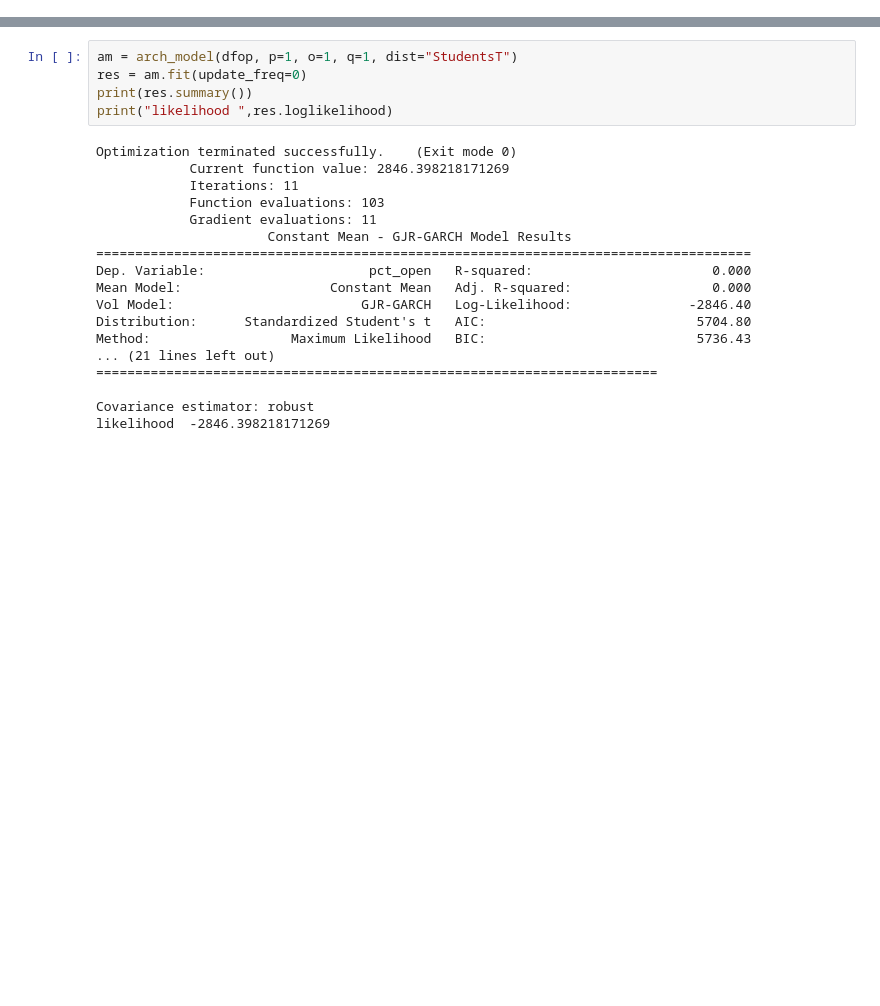
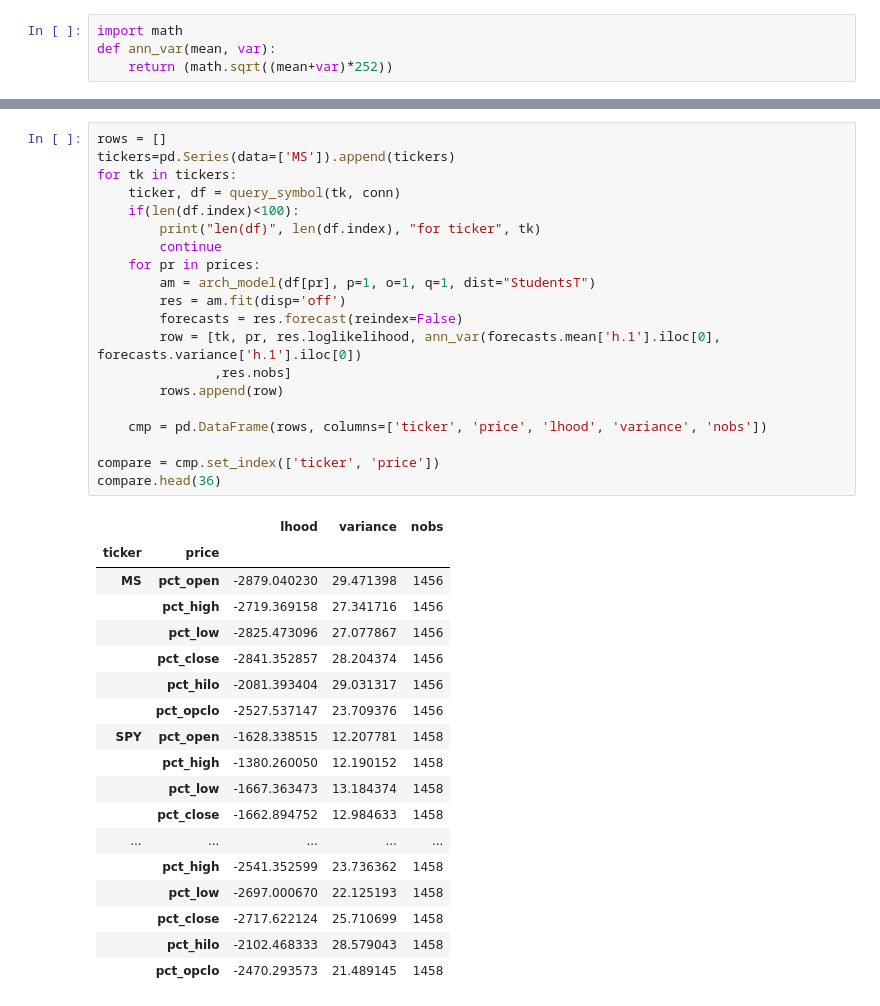
Before and after one commit to kwoodle/ktrade_volatility, a Jupyter notebook: notebooks/garch3.ipynb, the cells around one changed output, grey strips where cells are left out. Saved outputs shown, nothing was run; the diff lists cells and outputs as text; blank space fills up the shorter version.

```diff
--- a/notebooks/garch3.ipynb
+++ b/notebooks/garch3.ipynb
@@ -43,2 +28,6 @@ dfop.head()
+# %%
+import math
+def ann_var(mean, var):
+    return (math.sqrt((mean+var)*252))
 # %%
 from arch import arch_model
@@ -70,23 +36,39 @@ likelihood  -2807.591628440884
-# %%
-am = arch_model(dfop, p=1, o=1, q=1, dist="StudentsT")
-res = am.fit(update_freq=0)
-print(res.summary())
-print("likelihood ",res.loglikelihood)
-# %% [output]
-Optimization terminated successfully.    (Exit mode 0)
-            Current function value: 2846.398218171269
-            Iterations: 11
-            Function evaluations: 103
-            Gradient evaluations: 11
-                      Constant Mean - GJR-GARCH Model Results
-====================================================================================
-Dep. Variable:                     pct_open   R-squared:                       0.000
-Mean Model:                   Constant Mean   Adj. R-squared:                  0.000
-Vol Model:                        GJR-GARCH   Log-Likelihood:               -2846.40
-Distribution:      Standardized Student's t   AIC:                           5704.80
-Method:                  Maximum Likelihood   BIC:                           5736.43
-... (21 lines left out)
-========================================================================
-
-Covariance estimator: robust
-likelihood  -2846.398218171269
+# %%
+rows = []
+tickers=pd.Series(data=['MS']).append(tickers)
+for tk in tickers:
+    ticker, df = query_symbol(tk, conn)
+    if(len(df.index)<100):
+        print("len(df)", len(df.index), "for ticker", tk)
+        continue
+    for pr in prices:
+        am = arch_model(df[pr], p=1, o=1, q=1, dist="StudentsT")
+        res = am.fit(disp='off')
+        forecasts = res.forecast(reindex=False)
+        row = [tk, pr, res.loglikelihood, ann_var(forecasts.mean['h.1'].iloc[0], forecasts.variance['h.1'].iloc[0])
+               ,res.nobs]
+        rows.append(row)
+
+    cmp = pd.DataFrame(rows, columns=['ticker', 'price', 'lhood', 'variance', 'nobs'])
+
+compare = cmp.set_index(['ticker', 'price'])
+compare.head(36)
+# %% [output]
+|  |  | lhood | variance | nobs |
+| ticker | price |  |  |  |
+| MS | pct_open | -2879.040230 | 29.471398 | 1456 |
+|  | pct_high | -2719.369158 | 27.341716 | 1456 |
+|  | pct_low | -2825.473096 | 27.077867 | 1456 |
+|  | pct_close | -2841.352857 | 28.204374 | 1456 |
+|  | pct_hilo | -2081.393404 | 29.031317 | 1456 |
+|  | pct_opclo | -2527.537147 | 23.709376 | 1456 |
+| SPY | pct_open | -1628.338515 | 12.207781 | 1458 |
+|  | pct_high | -1380.260050 | 12.190152 | 1458 |
+|  | pct_low | -1667.363473 | 13.184374 | 1458 |
+|  | pct_close | -1662.894752 | 12.984633 | 1458 |
+| ... | ... | ... | ... | ... |
+|  | pct_high | -2541.352599 | 23.736362 | 1458 |
+|  | pct_low | -2697.000670 | 22.125193 | 1458 |
+|  | pct_close | -2717.622124 | 25.710699 | 1458 |
+|  | pct_hilo | -2102.468333 | 28.579043 | 1458 |
+|  | pct_opclo | -2470.293573 | 21.489145 | 1458 |
```
Also changed, not shown: parts of 13 cells of this notebook, 6 other files.
